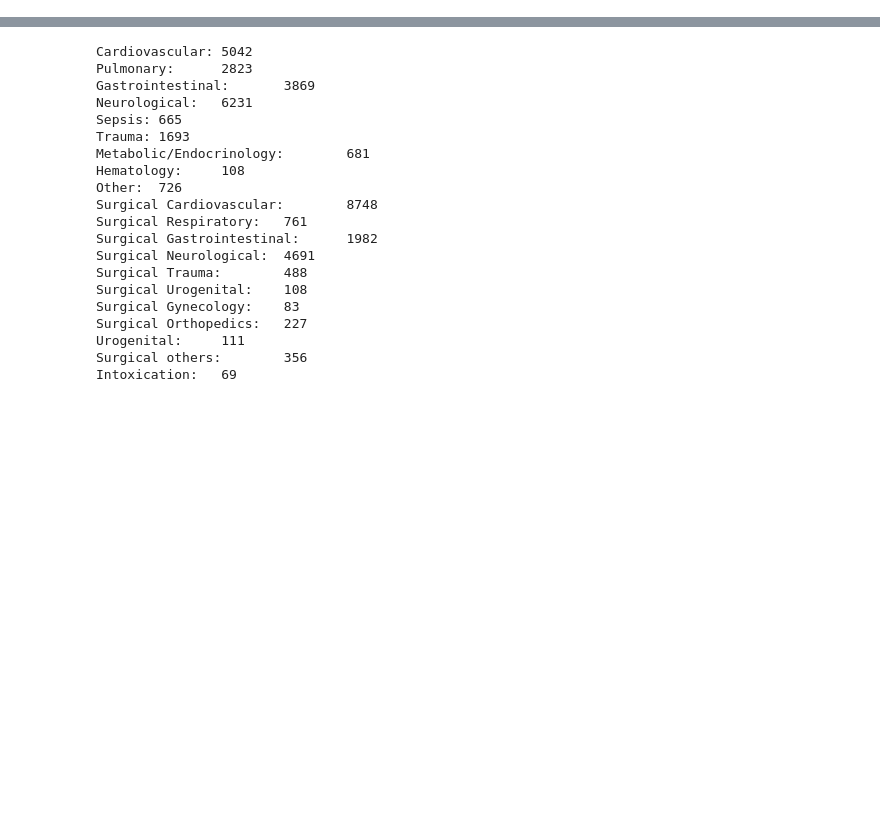
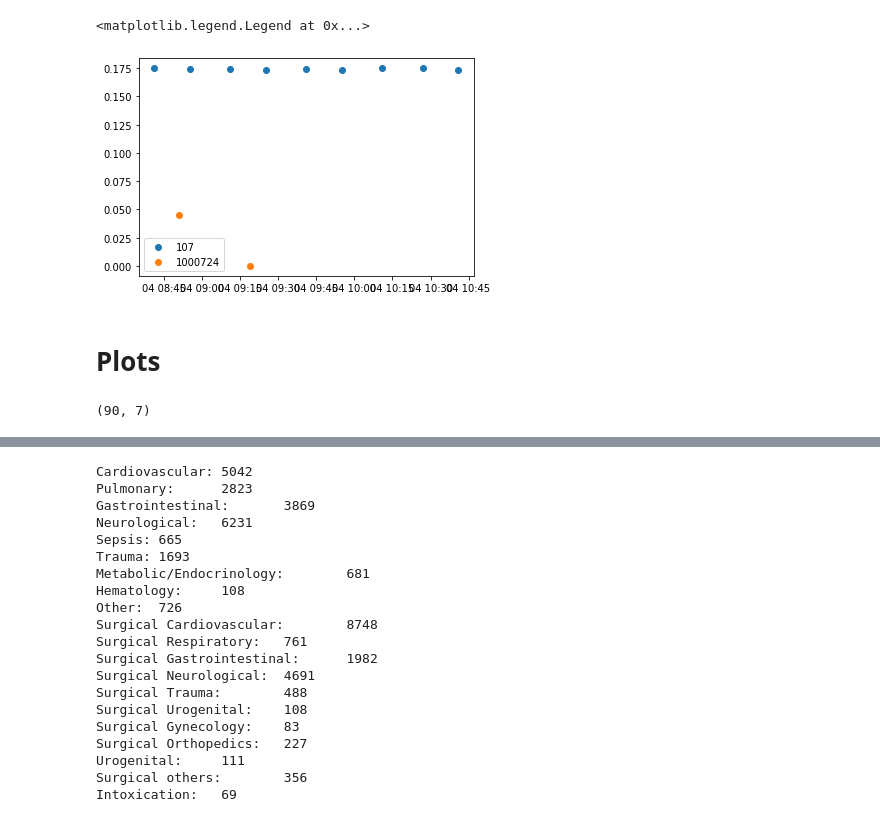
Before and after one commit to KaiWU17TUM/AnomalyDetectionWithPatientStateSpace, a Jupyter notebook: notebooks/check-processed-data.ipynb, the cells around one changed output, grey strips where cells are left out. Saved outputs shown, nothing was run; the diff lists cells and outputs as text; code cells hidden in the pictures; blank space fills up the shorter version.

Commit message:
plotting func

```diff
--- a/notebooks/check-processed-data.ipynb
+++ b/notebooks/check-processed-data.ipynb
@@ -9,14 +36,9 @@ from IPython.display import display, HTML
 # %%
-selected_pharma_file = '../processed/HiRID_selected_variables-input_dict.csv'
-selected_physio_file = '../processed/HiRID_selected_variables-output_dict.csv'
-selected_pharma = pd.read_csv(selected_pharma_file)
+selected_pharma_file = os.path.join(processed_path, 'selected_pharma.p')
+selected_physio_file = os.path.join(processed_path, 'selected_physio.csv')
+selected_pharma = pickle.load(open(selected_pharma_file, 'rb'))
 selected_physio = pd.read_csv(selected_physio_file)
 # %%
-pid = pickle.load(open('../processed/pid_with_selected_pharma.p', 'rb'))
-pid_group = pickle.load(open('../processed/pid_apache_group_with_selected_pharma.p', 'rb'))
-pid_group_all = pickle.load(open('../processed/pid_apache_group.p', 'rb'))
-patient_info = pickle.load(open('../processed/patient_info_selected_with_los.p', 'rb'))
-pharma_data = pickle.load(open('../processed/pharma_data_selected.p', 'rb'))
-
-stat_pharma = pickle.load(open('../processed/stat_med.p', 'rb'))
-stat_physio = pickle.load(open('../processed/stat_physio.p', 'rb'))
+pid = pickle.load(open(os.path.join(processed_path, 'pid_with_selected_pharma.p'), 'rb'))
+pid_group = pickle.load(open(os.path.join(processed_path, 'pid_group_valid.p'), 'rb'))
+patient_info = pickle.load(open(os.path.join(processed_path, 'patient_info_valid.p'), 'rb'))
@@ -22,0 +280,11 @@ stat_physio = pickle.load(open('../processed/stat_physio.p', 'rb'))
+# %%
+df_107_physio = df_107.loc[:, ('physio_num', slice(None))]
+df_107_pharma = df_107.loc[:, ('pharma', slice(None))]
+
+num_patient = df_107.index.get_level_values(0).unique().shape[0]
+missing_data_per_patient = df_107_physio.groupby('patientid').count().astype(bool).sum().sort_values(ascending=False).droplevel(0)
+
+for i in range(len(missing_data_per_patient)):
+    uid = int(missing_data_per_patient.index[i])
+    vname = selected_physio.loc[selected_physio['uid']==uid, 'variablename'].iloc[0]
+    print(f'{vname:>80} - {uid:>3}: {missing_data_per_patient.iloc[i] / num_patient}')
@@ -22,0 +373,18 @@ stat_physio = pickle.load(open('../processed/stat_physio.p', 'rb'))
+# %%
+df_107_pharma[df_107_pharma==0] = np.nan
+pids = df_107_pharma.index.get_level_values(0)
+
+sample_pharma = df_107_pharma.query(f"patientid == {pids[0]}")
+for col in sample_pharma.columns:
+    x = sample_pharma.index.get_level_values(2)
+    y = sample_pharma.loc[:, col].values
+    if not (~pd.isnull(y)).sum():
+        continue
+    plt.scatter(x, y, label=col[1])
+
+plt.legend()
+# %% [output]
+<matplotlib.legend.Legend at 0x...>
+[figure, added]
+# %% [markdown]
+# Plots
@@ -22,0 +452,5 @@ stat_physio = pickle.load(open('../processed/stat_physio.p', 'rb'))
+# %%
+sc = patient_info.loc[patient_info['APACHE']=='Surgical Cardiovascular']
+sc[sc['discharge_status']=='dead'].shape
+# %% [output]
+(90, 7)
```
Also changed, not shown: parts of 36 cells of this notebook, 4 other files.
